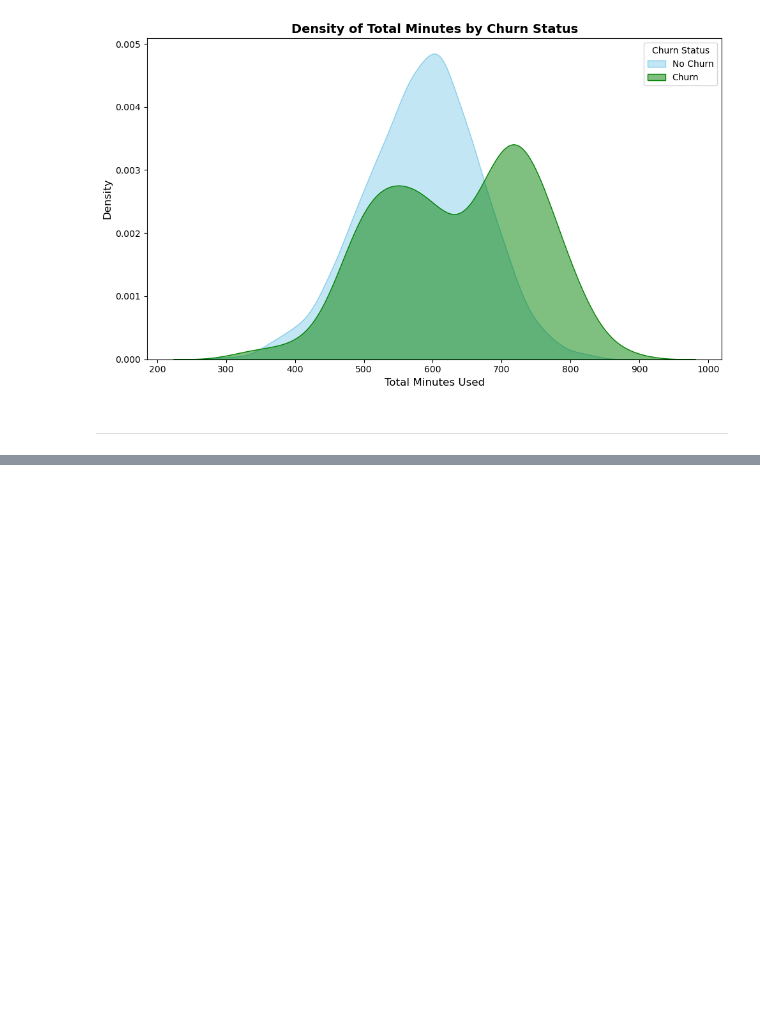
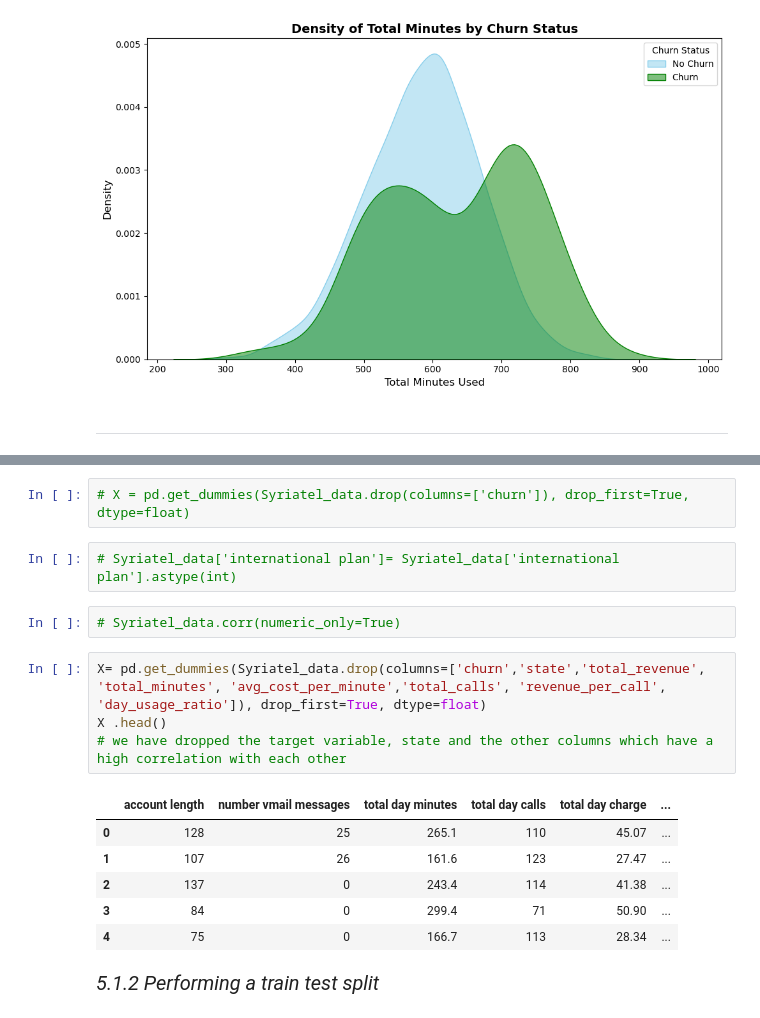
Before and after one commit to EAlmadi/Phase3_project, a Jupyter notebook: Syria-Tel.ipynb, the cells around one changed output, grey strips where cells are left out. Cells and saved outputs as stored; diff of their text form; blank space fills up the shorter version.

```diff
--- a/Syria-Tel.ipynb
+++ b/Syria-Tel.ipynb
@@ -432,0 +541,19 @@ plt.show()
+# %%
+# X = pd.get_dummies(Syriatel_data.drop(columns=['churn']), drop_first=True, dtype=float)
+# %%
+# Syriatel_data['international plan']= Syriatel_data['international plan'].astype(int)
+# %%
+# Syriatel_data.corr(numeric_only=True)
+# %%
+X= pd.get_dummies(Syriatel_data.drop(columns=['churn','state','total_revenue', 'total_minutes', 'avg_cost_per_minute','total_calls', 'revenue_per_call', 'day_usage_ratio']), drop_first=True, dtype=float)
+X .head()
+# we have dropped the target variable, state and the other columns which have a  high correlation with each other
+# %% [output]
+|  | account length | number vmail messages | total day minutes | total day calls | total day charge | ... |
+| 0 | 128 | 25 | 265.1 | 110 | 45.07 | ... |
+| 1 | 107 | 26 | 161.6 | 123 | 27.47 | ... |
+| 2 | 137 | 0 | 243.4 | 114 | 41.38 | ... |
+| 3 | 84 | 0 | 299.4 | 71 | 50.90 | ... |
+| 4 | 75 | 0 | 166.7 | 113 | 28.34 | ... |
+# %% [markdown]
+*<span style="font-size: 20px;">5.1.2 Performing a train test split </span>*
```
Also changed, not shown: parts of 31 cells of this notebook.
